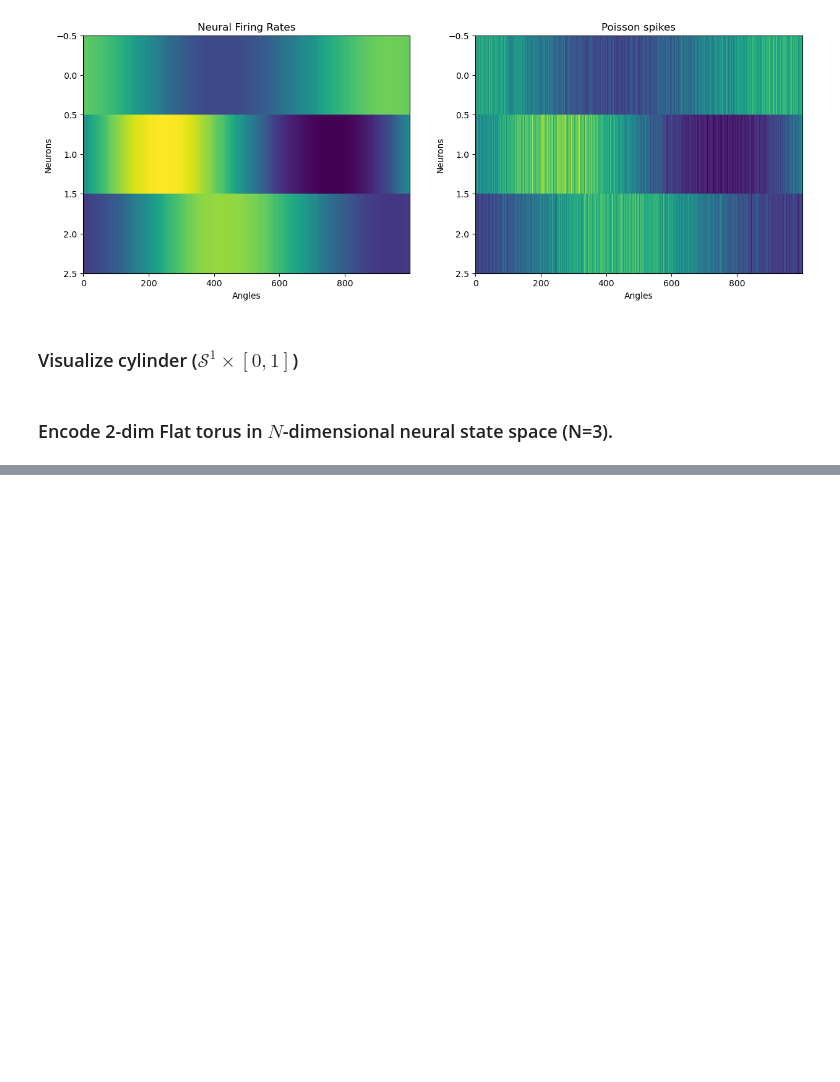
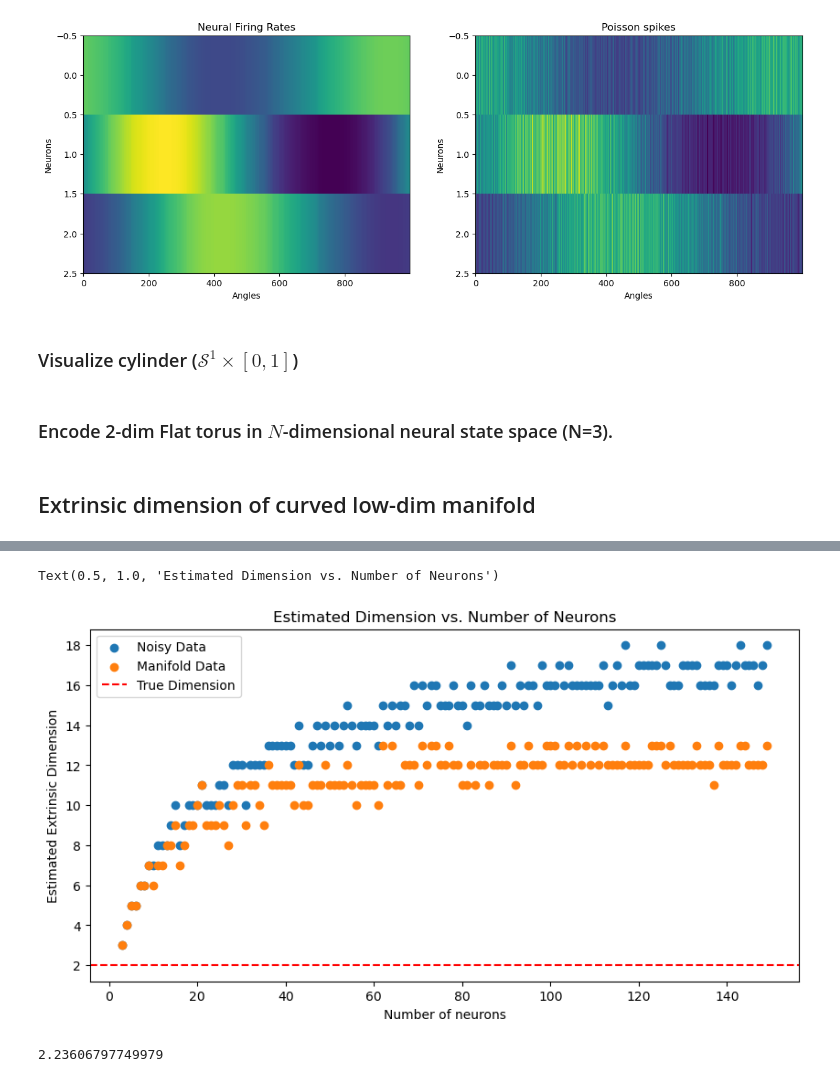
Before and after one commit to geometric-intelligence/neurometry, a Jupyter notebook: notebooks/01_methods_create_synthetic_data.ipynb, the cells around one changed output, grey strips where cells are left out. Cells and saved outputs as stored; diff of their text form; code cells hidden in the pictures; blank space fills up the shorter version.

```diff
--- a/notebooks/01_methods_create_synthetic_data.ipynb
+++ b/notebooks/01_methods_create_synthetic_data.ipynb
@@ -291,3 +288,65 @@ fig.update_layout(
 )
 
 fig.show()
+# %% [markdown]
+## Extrinsic dimension of curved low-dim manifold
+# %%
+import skdim
+
+
+num_points = 5000
+
+circle_points = synthetic.hypersphere(1, num_points)
+
+
+def f(points):
+    thetas = gs.arctan2(points[:, 1], points[:, 0])
+    amplitudes = 1 + 0.6 * np.cos(12 * thetas)
+
+    return amplitudes.unsqueeze(-1) * points
+
+
+transformed_circle_points = f(circle_points)
+
+Ns = list(range(3, 150))
+
+noisy_dim_estimates = []
+manifold_dim_estimates = []
+
+for N in Ns:
+    scales = gs.abs(gs.random.normal(4, 2, N))
+    noisy_points, manifold_points = synthetic.synthetic_neural_manifold(
+        transformed_circle_points, N, "tanh", poisson_multiplier=10, scales=scales
+    )
+    noisy_lpca = skdim.id.lPCA(ver="ratio", alphaRatio=0.999).fit(noisy_points)
+    manifold_lpca = skdim.id.lPCA(ver="ratio", alphaRatio=0.999).fit(manifold_points)
+    noisy_dim_estimates.append(noisy_lpca.dimension_)
+    manifold_dim_estimates.append(manifold_lpca.dimension_)
+
+    if N == 3:
+        # make 3d plot with plotly
+        fig = go.Figure()
+        fig.add_trace(
+            go.Scatter3d(
+                x=manifold_points[:, 0],
+                y=manifold_points[:, 1],
+                z=manifold_points[:, 2],
+                mode="markers",
+                marker=dict(size=5),
+                name="3d neural space",
+            )
+        )
+        fig.show()
+
+fig, ax = plt.subplots(1, 1, figsize=(10, 5))
+ax.scatter(Ns, noisy_dim_estimates, label="Noisy Data")
+ax.scatter(Ns, manifold_dim_estimates, label="Manifold Data")
+ax.axhline(y=2, color="r", linestyle="--", label="True Dimension")
+
+ax.legend()
+ax.set_xlabel("Number of neurons")
+ax.set_ylabel("Estimated Extrinsic Dimension")
+ax.set_title("Estimated Dimension vs. Number of Neurons")
+# ax.set_xlim([3, Ns[-1]])
+# ax.set_ylim([0, Ns[-1]]);
+# %% [output]
@@ -293,0 +354,6 @@ fig.show()
+Text(0.5, 1.0, 'Estimated Dimension vs. Number of Neurons')
+[figure, added]
+# %%
+np.sqrt(1 / 2000) * 100
+# %% [output]
+2.23606797749979
```
Also changed, not shown: parts of 2 cells of this notebook, 4 other files.
